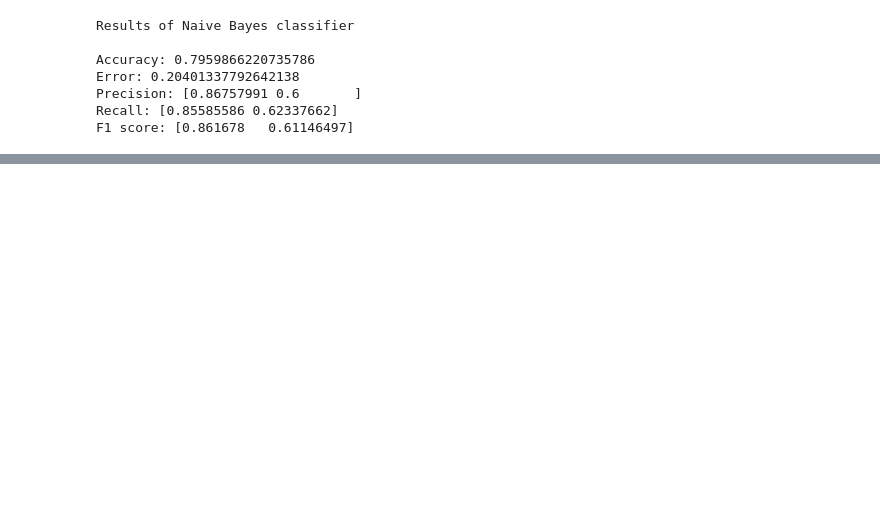
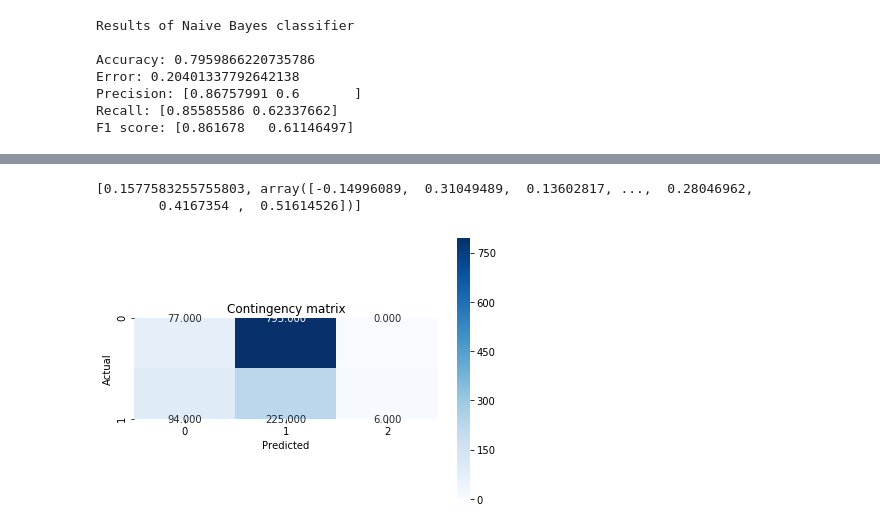
Before and after one commit to ospa1/418proj2, a Jupyter notebook: proj2.ipynb, the cells around one changed output, grey strips where cells are left out. Saved outputs shown, nothing was run; the diff lists cells and outputs as text; code cells hidden in the pictures; blank space fills up the shorter version.

```diff
--- a/proj2.ipynb
+++ b/proj2.ipynb
@@ -294,0 +328,19 @@ F1 score: [0.861678   0.61146497]
+# %%
+# DB Scan
+clustering = DBSCAN(eps=2,min_samples=5,metric='euclidean').fit(train_scaled_class)
+clusters = clustering.labels_
+
+cont_matrix = metrics.cluster.contingency_matrix(lables, clusters)
+sns.heatmap(cont_matrix, annot = True, fmt = ".3f", square = True, cmap = plt.cm.Blues)
+plt.ylabel('Actual')
+plt.xlabel('Predicted')
+plt.title('Contingency matrix')
+plt.tight_layout()
+
+adjusted_rand_index = metrics.adjusted_rand_score(lables, clusters)
+silhouette_coefficient = metrics.silhouette_samples(train_scaled_class, clusters, metric='euclidean')
+print([adjusted_rand_index, silhouette_coefficient])
+# %% [output]
+[0.1577583255755803, array([-0.14996089,  0.31049489,  0.13602817, ...,  0.28046962,
+        0.4167354 ,  0.51614526])]
+[figure, added]
```
Also changed, not shown: parts of 13 cells of this notebook, 1 other file.
